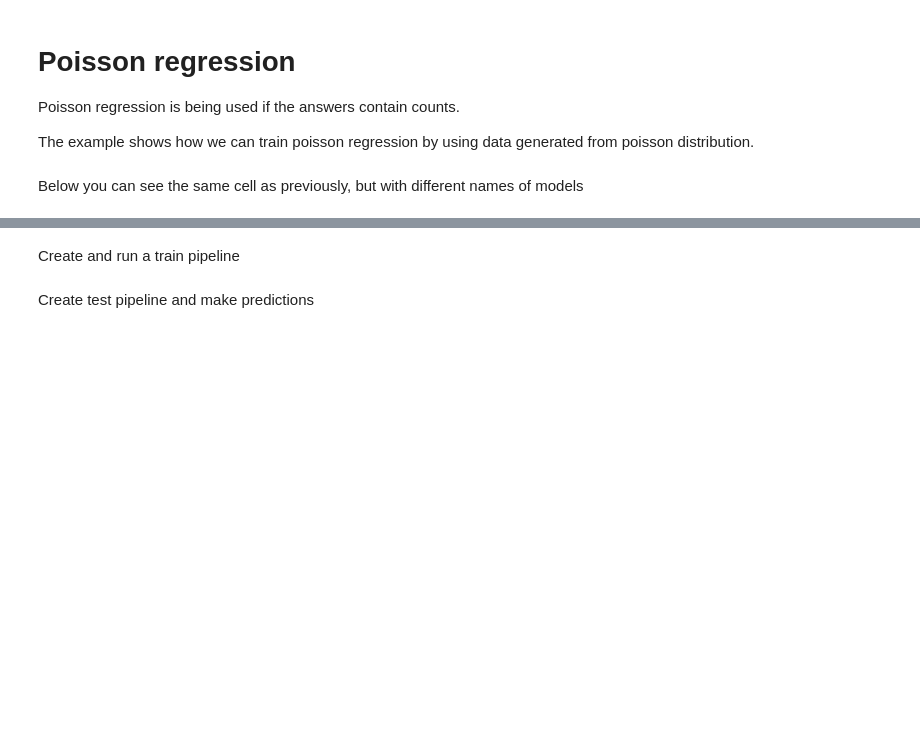
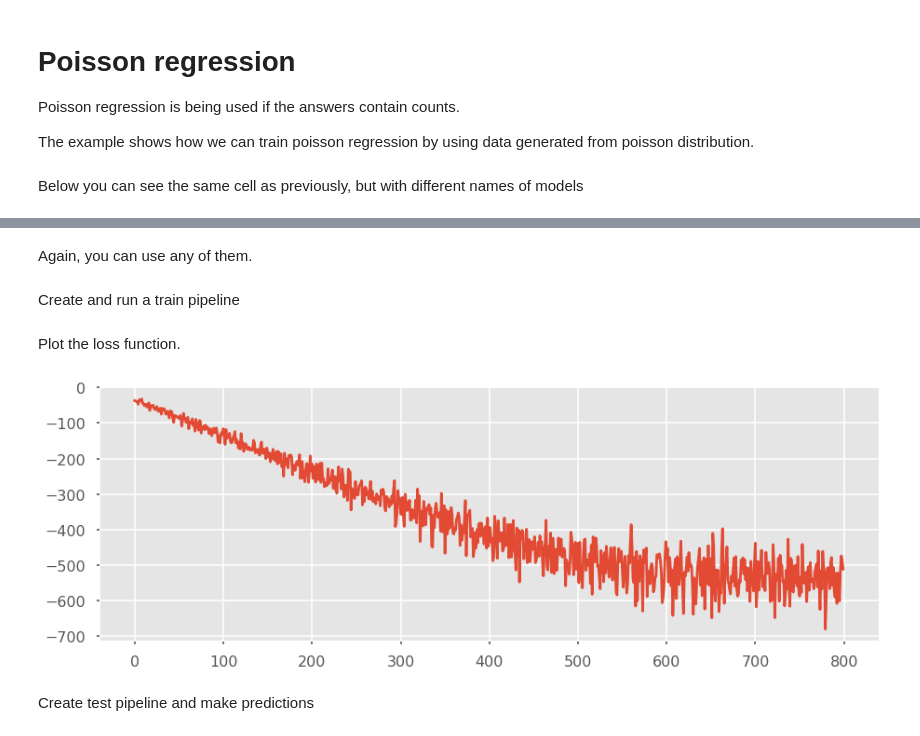
Before and after one commit to analysiscenter/batchflow, a Jupyter notebook: examples/tutorials/04_linear_models_example.ipynb, the cells around one changed output, grey strips where cells are left out. Saved outputs shown, nothing was run; the diff lists cells and outputs as text; code cells hidden in the pictures; blank space fills up the shorter version.

```diff
--- a/examples/tutorials/04_linear_models_example.ipynb
+++ b/examples/tutorials/04_linear_models_example.ipynb
@@ -394,5 +430,7 @@ Again __shape__ equals 13, as the shape of the input data
+# %%
+torch_poisson_loss = nn.PoissonNLLLoss()
 # %%
 inputs_config = {
-    'features/shape': NUM_DIM,
-    'labels/shape': 1
+    'features/shape': B.features.shape[1:],
+    'labels/shape': B.labels.shape[1:]
 }
@@ -399,27 +441,51 @@ inputs_config = {
+# %%
+torch_poisson_config = {
+    'model': TorchLinearModel,
+    'loss': torch_poisson_loss,
+    'output': torch.exp
+}
+
+tf_poisson_config = {
+    'model': TFLinearModel,
+    'loss': tf_poisson_loss,
+    'output': tf.exp
+}
+# %% [markdown]
+Again, you can use any of them.
 # %% [markdown]
 Create and run a train pipeline
 # %%
 BATCH_SIZE = 100
 
-train_poisson = (poisson_dset.train.p
+train_poisson = (poisson_dset.train.pipeline(torch_poisson_config) # might be swapped to tf_poisson_config
                 .load(src=(poisson_x, poisson_y))
-                .init_variable('shape')
+                .init_variable('loss', [])
                 .init_model('dynamic',
-                            RegressionModel,
+                            C('model'),
                             'poisson',
                             config={
                                 'inputs': inputs_config,
-                                'loss': loss_poisson,
-                                'optimizer': {'name': 'GradientDescent', 'learning_rate': 5e-5},
+                                'loss': C('loss'),
+                                'optimizer': {'name': 'Adam'},
                                 'initial_block/inputs': 'features',
                                 'body/units': 1,
-                                'output': tf.exp})
+                                'output': C('output')
+                            })
                 .train_model('poisson',
                              fetches='loss',
-                             feed_dict={
-                                 'features': B('features'),
-                                 'labels': B('labels')})
+                             features=B('features'),
+                             targets=B('labels'),
+                             save_to=V('loss', mode='a'))
                 .run(BATCH_SIZE, shuffle=True, n_epochs=100, bar=True))
+# %% [markdown]
+Plot the loss function.
+# %%
+loss = train_poisson.v('loss')
+plt.figure(figsize=(15, 5))
+plt.plot(loss)
+plt.show()
+# %% [output]
+[figure, added]
 # %% [markdown]
 Create test pipeline and make predictions
 # %%
```
Also changed, not shown: parts of 42 cells of this notebook.
